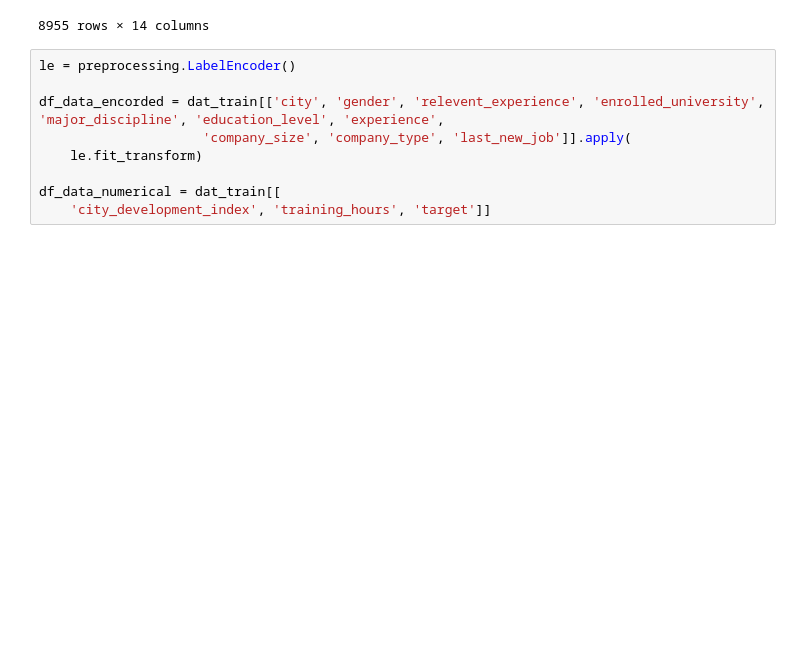
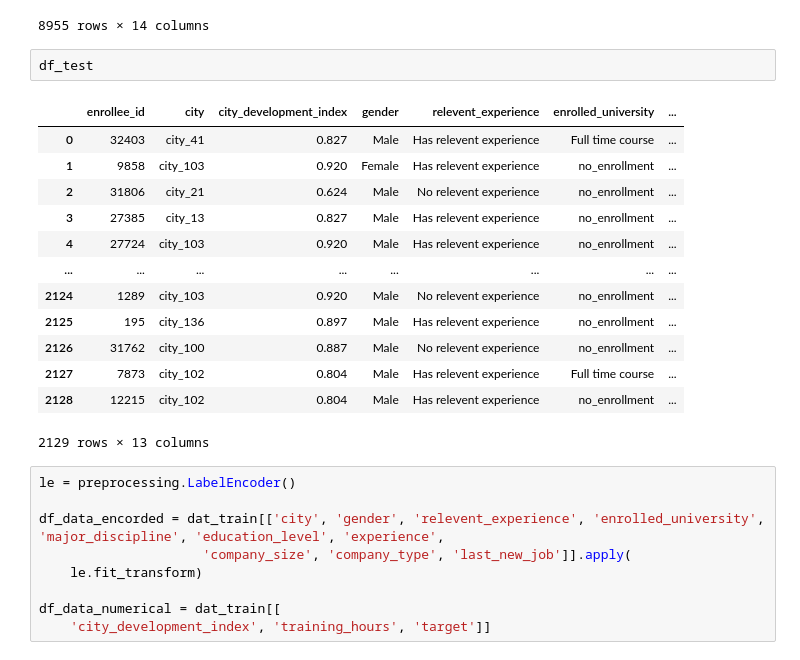
Before and after one commit to bkamantha/HR-Analytics, a Jupyter notebook: datamodling.ipynb, the cells around one changed output. Saved outputs shown, nothing was run; the diff lists cells and outputs as text; blank space fills up the shorter version.

```diff
--- a/datamodling.ipynb
+++ b/datamodling.ipynb
@@ -116,6 +116,22 @@ dat_train
 | 19152 | 29754 | city_103 | 0.920 | Female | Has relevent experience | no_enrollment | ... |
 | 19155 | 24576 | city_103 | 0.920 | Male | Has relevent experience | no_enrollment | ... |
 8955 rows × 14 columns
+# %%
+df_test
+# %% [output]
+|  | enrollee_id | city | city_development_index | gender | relevent_experience | enrolled_university | ... |
+| 0 | 32403 | city_41 | 0.827 | Male | Has relevent experience | Full time course | ... |
+| 1 | 9858 | city_103 | 0.920 | Female | Has relevent experience | no_enrollment | ... |
+| 2 | 31806 | city_21 | 0.624 | Male | No relevent experience | no_enrollment | ... |
+| 3 | 27385 | city_13 | 0.827 | Male | Has relevent experience | no_enrollment | ... |
+| 4 | 27724 | city_103 | 0.920 | Male | Has relevent experience | no_enrollment | ... |
+| ... | ... | ... | ... | ... | ... | ... | ... |
+| 2124 | 1289 | city_103 | 0.920 | Male | No relevent experience | no_enrollment | ... |
+| 2125 | 195 | city_136 | 0.897 | Male | Has relevent experience | no_enrollment | ... |
+| 2126 | 31762 | city_100 | 0.887 | Male | No relevent experience | no_enrollment | ... |
+| 2127 | 7873 | city_102 | 0.804 | Male | Has relevent experience | Full time course | ... |
+| 2128 | 12215 | city_102 | 0.804 | Male | Has relevent experience | no_enrollment | ... |
+2129 rows × 13 columns
 # %%
 le = preprocessing.LabelEncoder()
 
```
Also changed, not shown: parts of 10 cells of this notebook.
